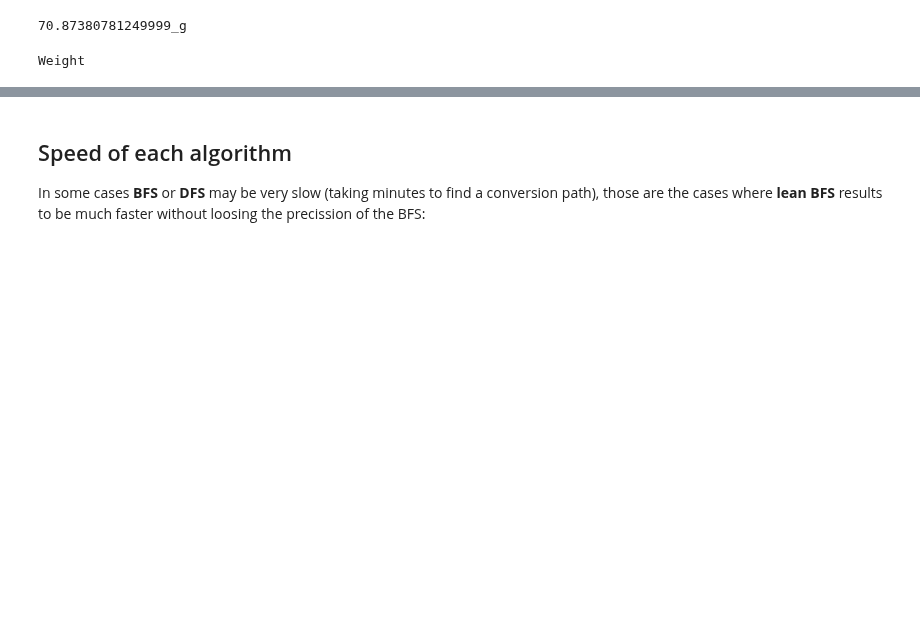
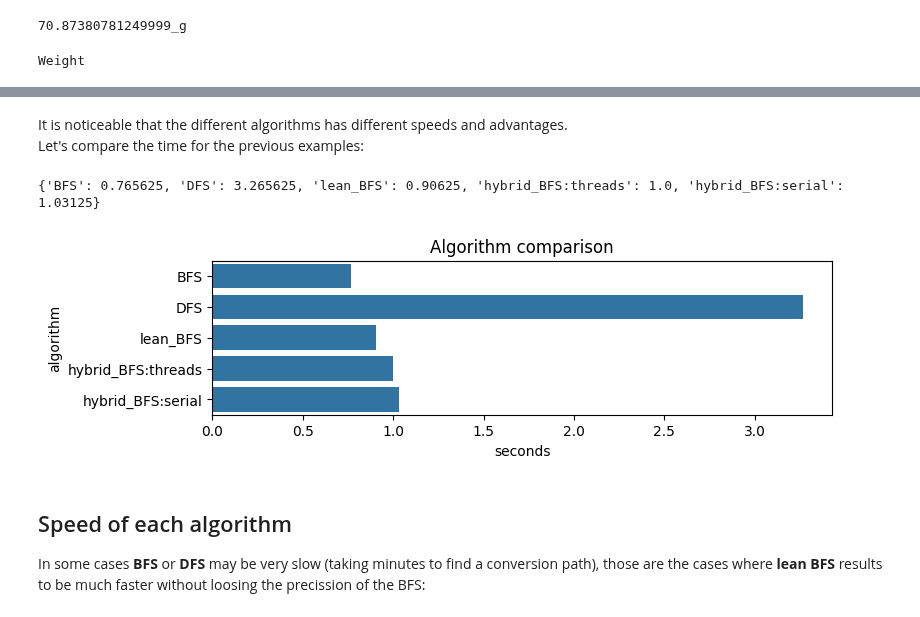
Before and after one commit to ayaranitram/unyts, a Jupyter notebook: unyts_demo.ipynb, the cells around one changed output, grey strips where cells are left out. Cells and saved outputs as stored; diff of their text form; code cells hidden in the pictures; blank space fills up the shorter version.

Commit message:
updating unyts_demo notebook

```diff
--- a/unyts_demo.ipynb
+++ b/unyts_demo.ipynb
@@ -676,6 +681,0 @@ unyts.get_algorithm()
-# %%
-unyts.set_algorithm('BFS')
-# %%
-unyts.set_algorithm('DFS')
-# %%
-unyts.set_algorithm('lean_BFS')
@@ -681,0 +726,2 @@ unyts.set_algorithm('lean_BFS')
+# %%
+comparison = compare_algorithms()
@@ -682,3 +744,18 @@ unyts.set_algorithm('lean_BFS')
+# %% [markdown]
+It is noticeable that the different algorithms has different speeds and advantages.
+Let's compare the time for the previous examples:
+# %%
+print(comparison)
+
+fig, ax = plt.subplots(figsize=(8, 2))
+ax = sns.barplot(pd.Series(comparison), orient='h', ax=ax)
+ax.set_xlabel('seconds')
+ax.set_ylabel('algorithm')
+ax.set_title('Algorithm comparison')
+plt.show()
+# %% [output]
+{'BFS': 0.765625, 'DFS': 3.265625, 'lean_BFS': 0.90625, 'hybrid_BFS:threads': 1.0, 'hybrid_BFS:serial': 1.03125}
+[figure, added]
 # %% [markdown]
 ## Speed of each algorithm
 In some cases **BFS** or **DFS** may be very slow (taking minutes to find a conversion path), those are the cases where **lean BFS** results to be much faster without loosing the precission of the BFS:
```
Also changed, not shown: parts of 51 cells of this notebook, 2 other files.
